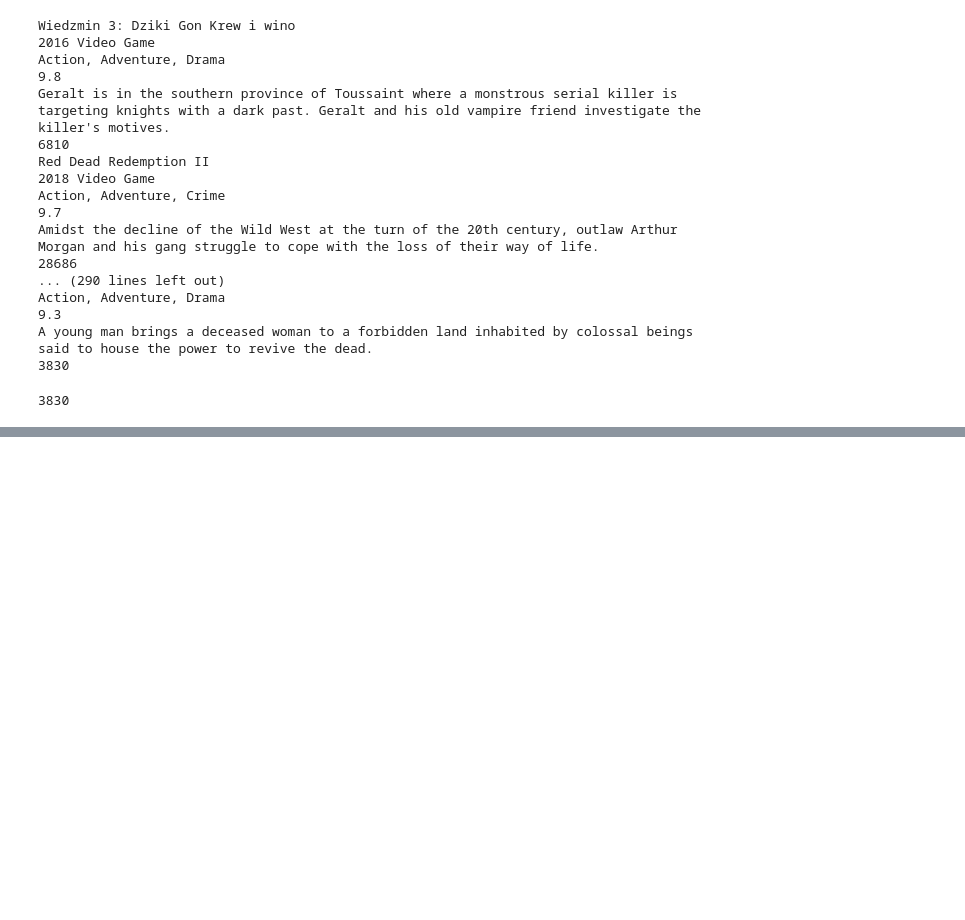
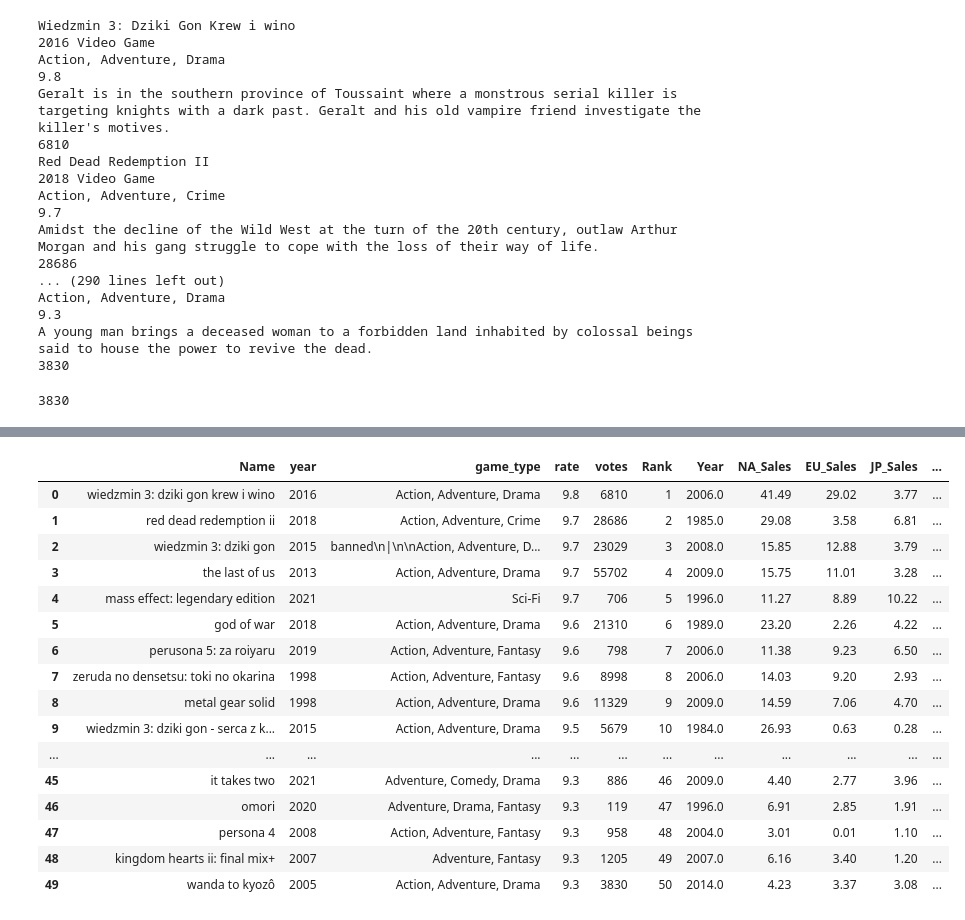
Before and after one commit to RazanAlzahrani1/VideoGames_Regression, a Jupyter notebook: VideoGamesWebscrabing .ipynb, the cells around one changed output, grey strips where cells are left out. Cells and saved outputs as stored; diff of their text form; code cells hidden in the pictures; blank space fills up the shorter version.

```diff
--- a/VideoGamesWebscrabing .ipynb
+++ b/VideoGamesWebscrabing .ipynb
@@ -160,21 +162,20 @@ A young man brings a deceased woman to a forbidden land inhabited by colossal be
 Vgame_list = []
 
 for i in (soup.find_all('div','lister-item mode-advanced')):
-    title = get_data_a_tag(i, "h3","lister-item-header")
-    year = get_data(i, "span", "lister-item-year text-muted unbold")
+    Name = get_data_a_tag(i, "h3","lister-item-header")
+    year = get_data(i, "span", "lister-item-year text-muted unbold").split()[0]
     Gtype = get_data(i, "p", "text-muted").strip()
     rate = clean_num(get_data_strong_tag(i, "div","ratings-bar"))
-    descr = get_data_descr(i, "p","text-muted")
     votes = clean_num(get_data_votes(i, "p","sort-num_votes-visible"))
 
-    headers = ['title', 'year', 'game_type', 'rate', 'descr','votes']
-    book_dict = dict(zip(headers, [ title,
+    headers = ['Name', 'year', 'game_type', 'rate','votes']
+    Vgame_dict = dict(zip(headers, [ Name,
                                     year,
                                     Gtype,
                                     rate,
-                                    descr,
+
                                     votes]))
-    Vgame_list.append(book_dict)
+    Vgame_list.append(Vgame_dict)
 # %%
     Vgame_list
 # %% [output]
@@ -221,0 +201,3 @@ df
+# %%
+df.Name=df.Name.str.lower()
+df.head()
@@ -221,0 +213,5 @@ df
+# %%
+df2=pd.read_csv('vgsales.csv')
+# %%
+df2.Name=df.Name.str.lower()
+df2.head()
@@ -221,0 +225,21 @@ df
+# %%
+Vgames=df.merge(df2,on='Name')
+Vgames
+# %% [output]
+|  | Name | year | game_type | rate | votes | Rank | Year | NA_Sales | EU_Sales | JP_Sales | ... |
+| 0 | wiedzmin 3: dziki gon krew i wino | 2016 | Action, Adventure, Drama | 9.8 | 6810 | 1 | 2006.0 | 41.49 | 29.02 | 3.77 | ... |
+| 1 | red dead redemption ii | 2018 | Action, Adventure, Crime | 9.7 | 28686 | 2 | 1985.0 | 29.08 | 3.58 | 6.81 | ... |
+| 2 | wiedzmin 3: dziki gon | 2015 | banned\n|\n\nAction, Adventure, D... | 9.7 | 23029 | 3 | 2008.0 | 15.85 | 12.88 | 3.79 | ... |
+| 3 | the last of us | 2013 | Action, Adventure, Drama | 9.7 | 55702 | 4 | 2009.0 | 15.75 | 11.01 | 3.28 | ... |
+| 4 | mass effect: legendary edition | 2021 | Sci-Fi | 9.7 | 706 | 5 | 1996.0 | 11.27 | 8.89 | 10.22 | ... |
+| 5 | god of war | 2018 | Action, Adventure, Drama | 9.6 | 21310 | 6 | 1989.0 | 23.20 | 2.26 | 4.22 | ... |
+| 6 | perusona 5: za roiyaru | 2019 | Action, Adventure, Fantasy | 9.6 | 798 | 7 | 2006.0 | 11.38 | 9.23 | 6.50 | ... |
+| 7 | zeruda no densetsu: toki no okarina | 1998 | Action, Adventure, Fantasy | 9.6 | 8998 | 8 | 2006.0 | 14.03 | 9.20 | 2.93 | ... |
+| 8 | metal gear solid | 1998 | Action, Adventure, Drama | 9.6 | 11329 | 9 | 2009.0 | 14.59 | 7.06 | 4.70 | ... |
+| 9 | wiedzmin 3: dziki gon - serca z k... | 2015 | Action, Adventure, Drama | 9.5 | 5679 | 10 | 1984.0 | 26.93 | 0.63 | 0.28 | ... |
+| ... | ... | ... | ... | ... | ... | ... | ... | ... | ... | ... | ... |
+| 45 | it takes two | 2021 | Adventure, Comedy, Drama | 9.3 | 886 | 46 | 2009.0 | 4.40 | 2.77 | 3.96 | ... |
+| 46 | omori | 2020 | Adventure, Drama, Fantasy | 9.3 | 119 | 47 | 1996.0 | 6.91 | 2.85 | 1.91 | ... |
+| 47 | persona 4 | 2008 | Action, Adventure, Fantasy | 9.3 | 958 | 48 | 2004.0 | 3.01 | 0.01 | 1.10 | ... |
+| 48 | kingdom hearts ii: final mix+ | 2007 | Adventure, Fantasy | 9.3 | 1205 | 49 | 2007.0 | 6.16 | 3.40 | 1.20 | ... |
+| 49 | wanda to kyozô | 2005 | Action, Adventure, Drama | 9.3 | 3830 | 50 | 2014.0 | 4.23 | 3.37 | 3.08 | ... |
```
Also changed, not shown: parts of 12 cells of this notebook.
